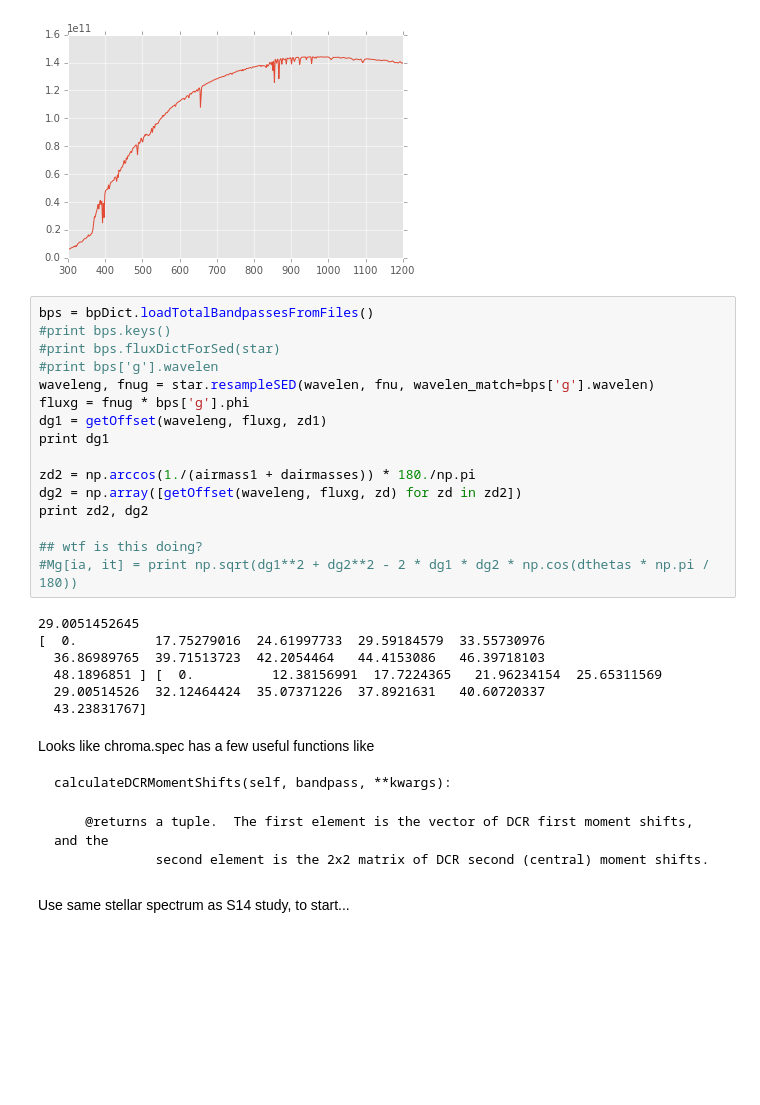
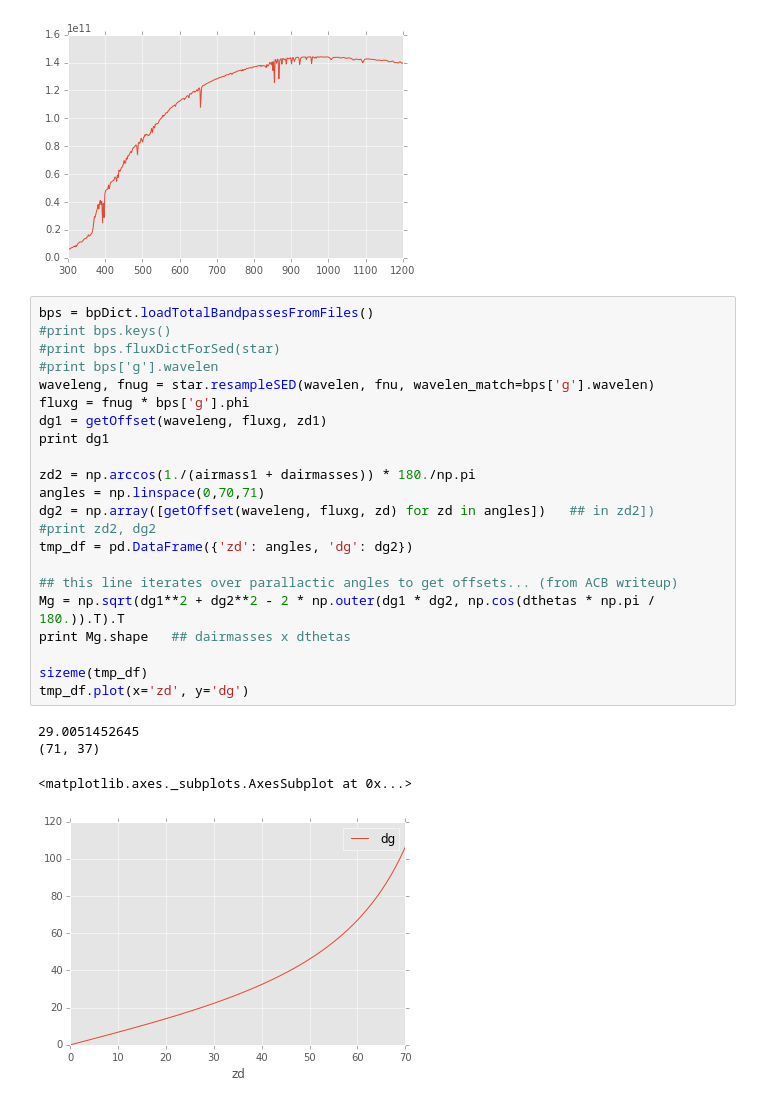
Before and after one commit to isullivan/LSST-DCR, a Jupyter notebook: code/notebooks/chroma_test5.ipynb, the cells around one changed output. Saved outputs shown, nothing was run; the diff lists cells and outputs as text; blank space fills up the shorter version.

````diff
--- a/code/notebooks/chroma_test5.ipynb
+++ b/code/notebooks/chroma_test5.ipynb
@@ -89,34 +89,27 @@ plt.plot(wavelen, fnu)
 # %%
 bps = bpDict.loadTotalBandpassesFromFiles()
 #print bps.keys()
 #print bps.fluxDictForSed(star)
 #print bps['g'].wavelen
 waveleng, fnug = star.resampleSED(wavelen, fnu, wavelen_match=bps['g'].wavelen)
 fluxg = fnug * bps['g'].phi
 dg1 = getOffset(waveleng, fluxg, zd1)
 print dg1
 
 zd2 = np.arccos(1./(airmass1 + dairmasses)) * 180./np.pi
-dg2 = np.array([getOffset(waveleng, fluxg, zd) for zd in zd2])
-print zd2, dg2
+angles = np.linspace(0,70,71)
+dg2 = np.array([getOffset(waveleng, fluxg, zd) for zd in angles])   ## in zd2])
+#print zd2, dg2
+tmp_df = pd.DataFrame({'zd': angles, 'dg': dg2})
 
-## wtf is this doing?
-#Mg[ia, it] = print np.sqrt(dg1**2 + dg2**2 - 2 * dg1 * dg2 * np.cos(dthetas * np.pi / 180))
+## this line iterates over parallactic angles to get offsets... (from ACB writeup)
+Mg = np.sqrt(dg1**2 + dg2**2 - 2 * np.outer(dg1 * dg2, np.cos(dthetas * np.pi / 180.)).T).T
+print Mg.shape   ## dairmasses x dthetas
+
+sizeme(tmp_df)
+tmp_df.plot(x='zd', y='dg')
 # %% [output]
 29.0051452645
-[  0.          17.75279016  24.61997733  29.59184579  33.55730976
-  36.86989765  39.71513723  42.2054464   44.4153086   46.39718103
-  48.1896851 ] [  0.          12.38156991  17.7224365   21.96234154  25.65311569
-  29.00514526  32.12464424  35.07371226  37.8921631   40.60720337
-  43.23831767]
+(71, 37)
+<matplotlib.axes._subplots.AxesSubplot at 0x...>
+[figure, added]
-# %% [markdown]
-Looks like chroma.spec has a few useful functions like
-
-```
-calculateDCRMomentShifts(self, bandpass, **kwargs):
-```
-
-        @returns a tuple.  The first element is the vector of DCR first moment shifts, and the
-                 second element is the 2x2 matrix of DCR second (central) moment shifts.
-# %% [markdown]
-Use same stellar spectrum as S14 study, to start...
````
Also changed, not shown: parts of 8 cells of this notebook.
